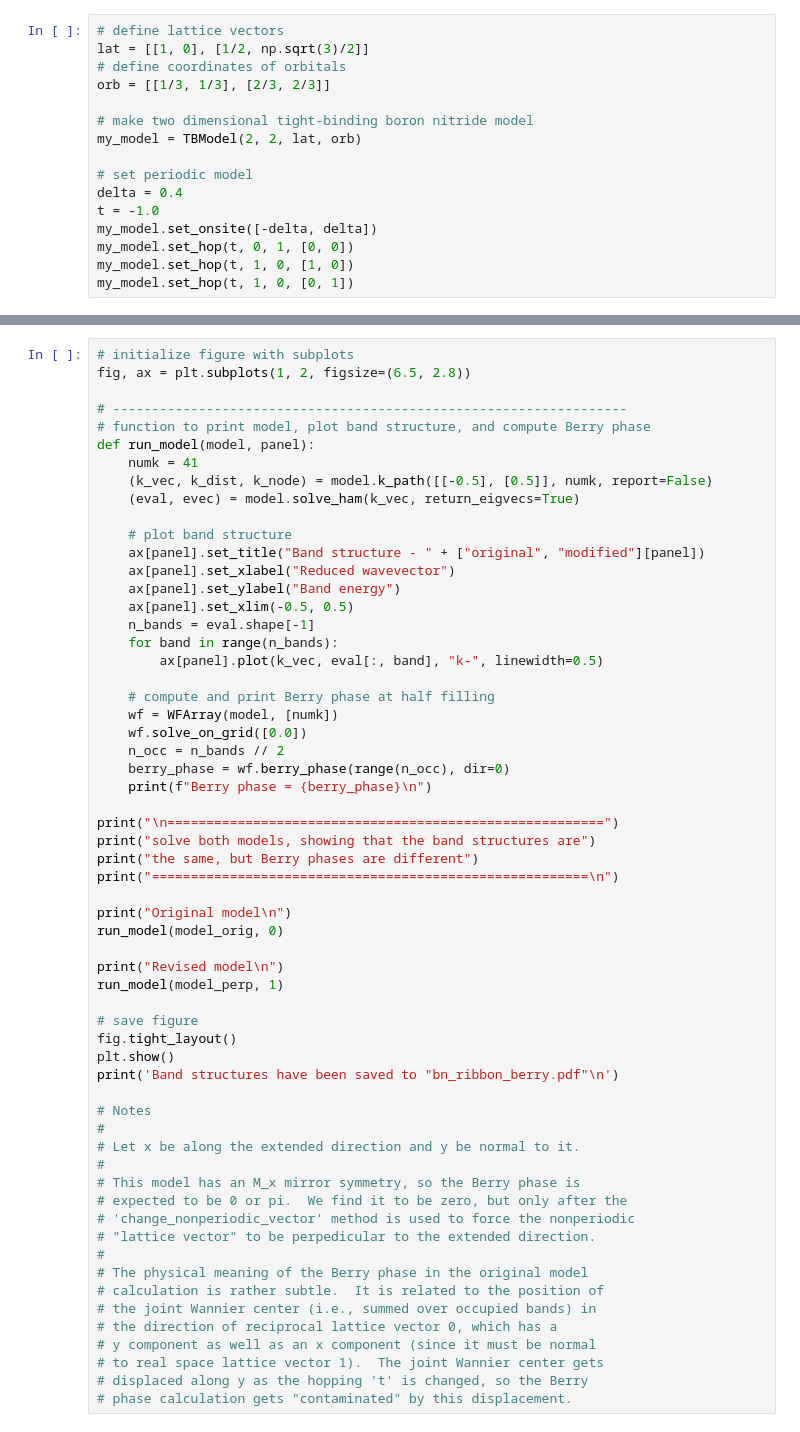
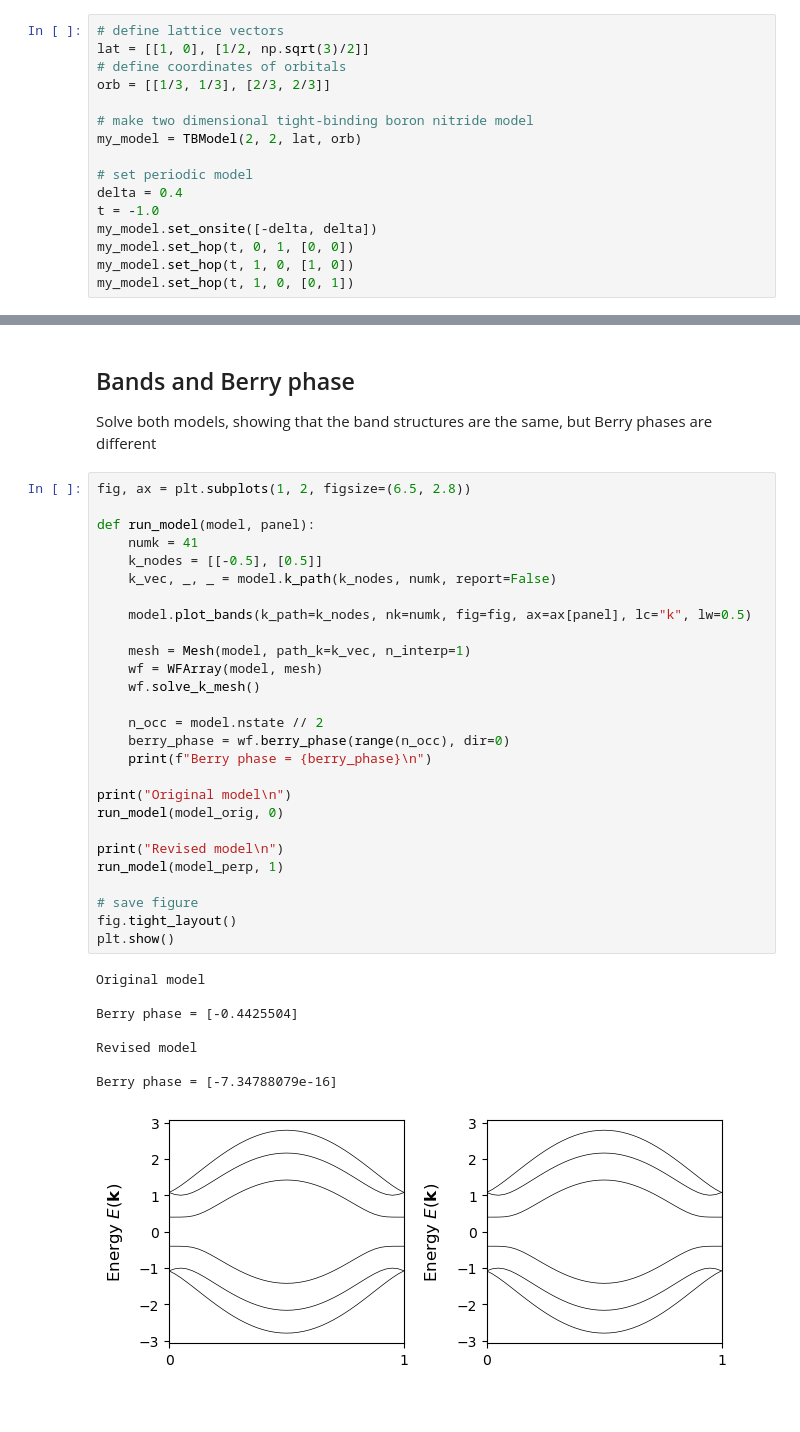
Before and after one commit to treycole/pythtb, a Jupyter notebook: docs/source/examples_ipynb/boron_nitride/boron_nitride.ipynb, the cells around one changed output, grey strips where cells are left out. Cells and saved outputs as stored; diff of their text form; blank space fills up the shorter version.

Commit message:
update mesh class

```diff
--- a/docs/source/examples_ipynb/boron_nitride/boron_nitride.ipynb
+++ b/docs/source/examples_ipynb/boron_nitride/boron_nitride.ipynb
@@ -49,63 +71,43 @@ Lattice vectors (Cartesian):
   | pos(3) - pos(4 + [ 0.0 ,  0.0 ]) | =  0.577
   | pos(4) - pos(5 + [ 0.0 ,  0.0 ]) | =  0.577
   | pos(5) - pos(4 + [ 1.0 ,  0.0 ]) | =  0.577
+# %% [markdown]
+## Bands and Berry phase
+
+Solve both models, showing that the band structures are the same, but Berry phases are different
 # %%
-# initialize figure with subplots
 fig, ax = plt.subplots(1, 2, figsize=(6.5, 2.8))
 
-# ------------------------------------------------------------------
-# function to print model, plot band structure, and compute Berry phase
 def run_model(model, panel):
     numk = 41
-    (k_vec, k_dist, k_node) = model.k_path([[-0.5], [0.5]], numk, report=False)
-    (eval, evec) = model.solve_ham(k_vec, return_eigvecs=True)
+    k_nodes = [[-0.5], [0.5]]
+    k_vec, _, _ = model.k_path(k_nodes, numk, report=False)
 
-    # plot band structure
-    ax[panel].set_title("Band structure - " + ["original", "modified"][panel])
-    ax[panel].set_xlabel("Reduced wavevector")
-    ax[panel].set_ylabel("Band energy")
-    ax[panel].set_xlim(-0.5, 0.5)
-    n_bands = eval.shape[-1]
-    for band in range(n_bands):
-        ax[panel].plot(k_vec, eval[:, band], "k-", linewidth=0.5)
+    model.plot_bands(k_path=k_nodes, nk=numk, fig=fig, ax=ax[panel], lc="k", lw=0.5)
 
-    # compute and print Berry phase at half filling
-    wf = WFArray(model, [numk])
-    wf.solve_on_grid([0.0])
-    n_occ = n_bands // 2
+    mesh = Mesh(model, path_k=k_vec, n_interp=1)
+    wf = WFArray(model, mesh)
+    wf.solve_k_mesh()
+
+    n_occ = model.nstate // 2
     berry_phase = wf.berry_phase(range(n_occ), dir=0)
     print(f"Berry phase = {berry_phase}\n")
-
-print("\n========================================================")
-print("solve both models, showing that the band structures are")
-print("the same, but Berry phases are different")
-print("========================================================\n")
 
 print("Original model\n")
 run_model(model_orig, 0)
 
 print("Revised model\n")
 run_model(model_perp, 1)
 
 # save figure
 fig.tight_layout()
 plt.show()
-print('Band structures have been saved to "bn_ribbon_berry.pdf"\n')
-
-# Notes
-#
-# Let x be along the extended direction and y be normal to it.
-#
-# This model has an M_x mirror symmetry, so the Berry phase is
-# expected to be 0 or pi.  We find it to be zero, but only after the
-# 'change_nonperiodic_vector' method is used to force the nonperiodic
-# "lattice vector" to be perpedicular to the extended direction.
-#
-# The physical meaning of the Berry phase in the original model
-# calculation is rather subtle.  It is related to the position of
-# the joint Wannier center (i.e., summed over occupied bands) in
-# the direction of reciprocal lattice vector 0, which has a
-# y component as well as an x component (since it must be normal
-# to real space lattice vector 1).  The joint Wannier center gets
-# displaced along y as the hopping 't' is changed, so the Berry
-# phase calculation gets "contaminated" by this displacement.
+# %% [output]
+Original model
+
+Berry phase = [-0.4425504]
+
+Revised model
+
+Berry phase = [-7.34788079e-16]
+[figure, added]
```
Also changed, not shown: parts of 6 cells of this notebook, 13 other files.
